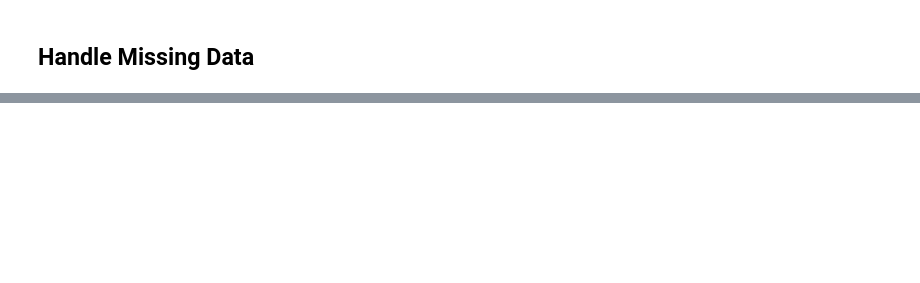
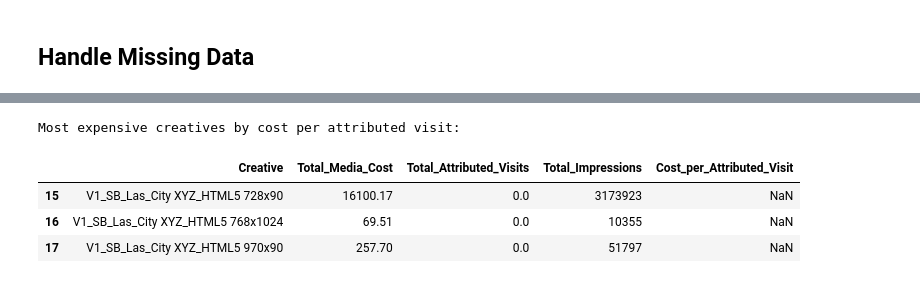
Before and after one commit to EzraGoldberg/portfolio-projects, a Jupyter notebook: 2. Tech Interview Prep/Weather Adtech Data Science/notebooks/Case_Study.ipynb, the cells around one changed output, grey strips where cells are left out. Saved outputs shown, nothing was run; the diff lists cells and outputs as text; code cells hidden in the pictures; blank space fills up the shorter version.

```diff
--- a/2. Tech Interview Prep/Weather Adtech Data Science/notebooks/Case_Study.ipynb
+++ b/2. Tech Interview Prep/Weather Adtech Data Science/notebooks/Case_Study.ipynb
@@ -724,0 +777,9 @@ Derived metric behavior for those rows:
+# %%
+print("Most expensive creatives by cost per attributed visit:")
+efficiency_by_creative.tail(3)
+# %% [output]
+Most expensive creatives by cost per attributed visit:
+|  | Creative | Total_Media_Cost | Total_Attributed_Visits | Total_Impressions | Cost_per_Attributed_Visit |
+| 15 | V1_SB_Las_City XYZ_HTML5 728x90 | 16100.17 | 0.0 | 3173923 | NaN |
+| 16 | V1_SB_Las_City XYZ_HTML5 768x1024 | 69.51 | 0.0 | 10355 | NaN |
+| 17 | V1_SB_Las_City XYZ_HTML5 970x90 | 257.70 | 0.0 | 51797 | NaN |
```
Also changed, not shown: parts of 13 cells of this notebook.
